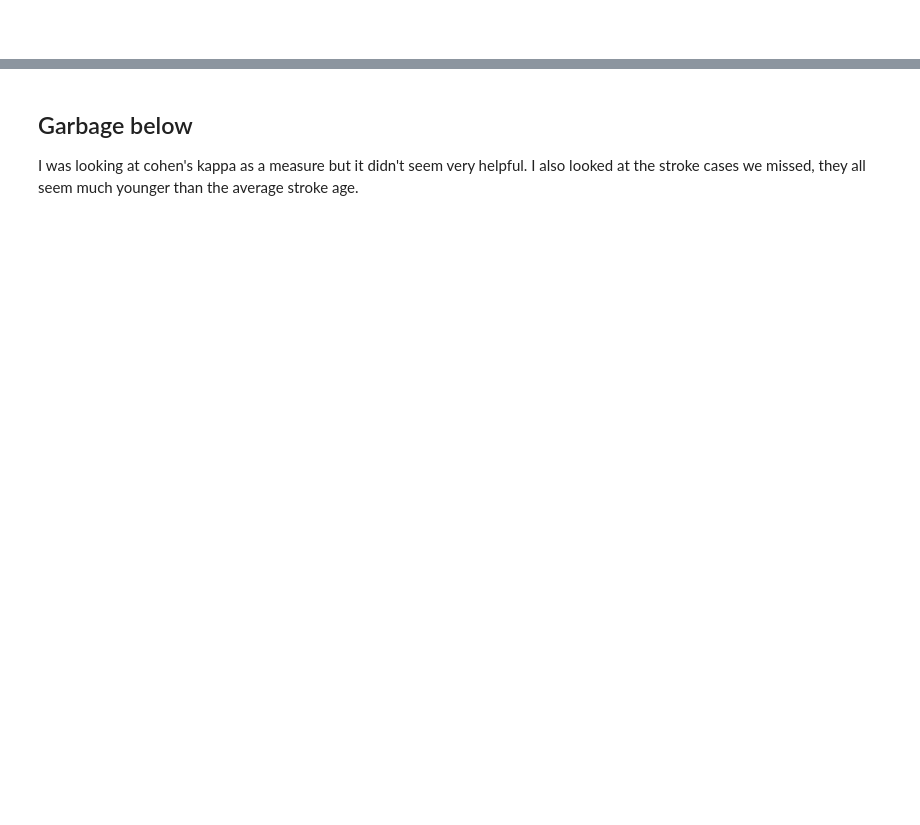
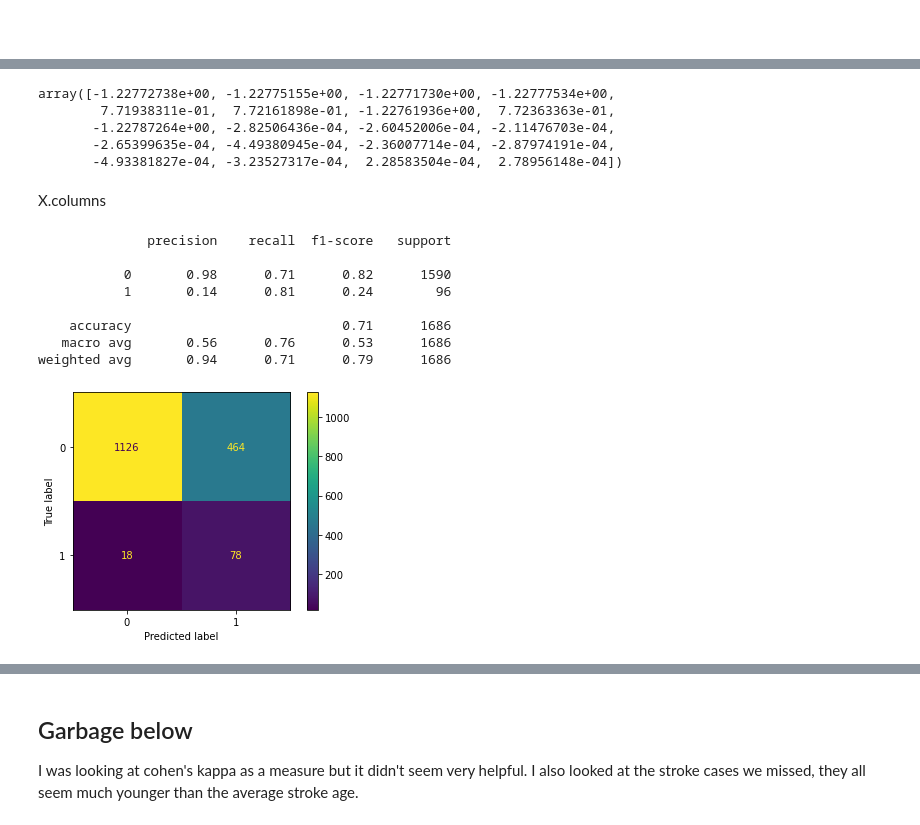
Before and after one commit to AaronNorwood/SIT307GroupAssignment2, a Jupyter notebook: SVM1.ipynb, the cells around one changed output, grey strips where cells are left out. Drawn from its saved outputs; the diff is of its cells as text; code cells hidden in the pictures; blank space fills up the shorter version.

```diff
--- a/SVM1.ipynb
+++ b/SVM1.ipynb
@@ -464,0 +499,23 @@ weighted avg       0.95      0.76      0.82      1686
+# %%
+model.coef_[0]
+# %% [output]
+array([-1.22772738e+00, -1.22775155e+00, -1.22771730e+00, -1.22777534e+00,
+        7.71938311e-01,  7.72161898e-01, -1.22761936e+00,  7.72363363e-01,
+       -1.22787264e+00, -2.82506436e-04, -2.60452006e-04, -2.11476703e-04,
+       -2.65399635e-04, -4.49380945e-04, -2.36007714e-04, -2.87974191e-04,
+       -4.93381827e-04, -3.23527317e-04,  2.28583504e-04,  2.78956148e-04])
+# %% [markdown]
+X.columns
+# %%
+X = df[['age', 'gender']]
+y = df['stroke']
+X_train, X_test, y_train, y_test = train_test_split(X, y, test_size=0.33, random_state=42)
+
+weights = {0:0.05, 1:1.0} # 0.02 : 1 finds all stroke labels, but a huge number of false positives as welll
+model = SVC(gamma='scale', class_weight=weights, probability=True, kernel='linear')
+
+model.fit(X_train, y_train)
+labels = y.unique()
+
+y_true = y_test
+y_pred = model.predict(X_test)
@@ -464,0 +530,13 @@ weighted avg       0.95      0.76      0.82      1686
+# %%
+plot_confusion_matrix(model, X_test, y_test)
+print(classification_report(y_test, y_pred))
+# %% [output]
+              precision    recall  f1-score   support
+
+           0       0.98      0.71      0.82      1590
+           1       0.14      0.81      0.24        96
+
+    accuracy                           0.71      1686
+   macro avg       0.56      0.76      0.53      1686
+weighted avg       0.94      0.71      0.79      1686
+[figure, added]
```
Also changed, not shown: parts of 54 cells of this notebook.
